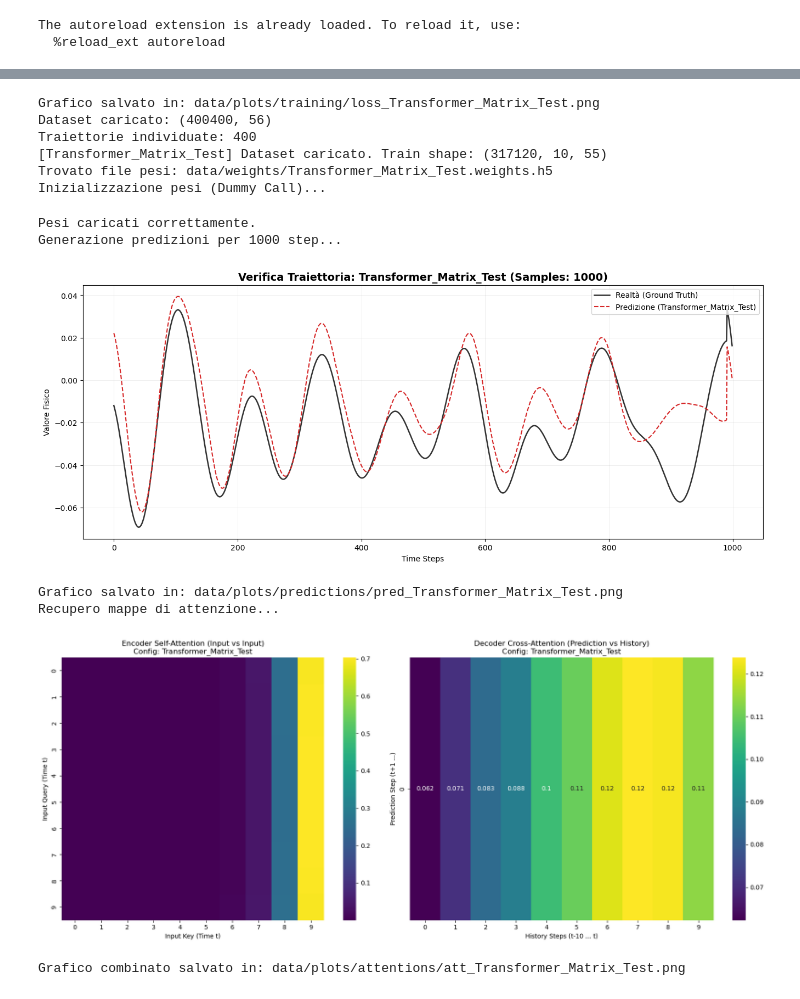
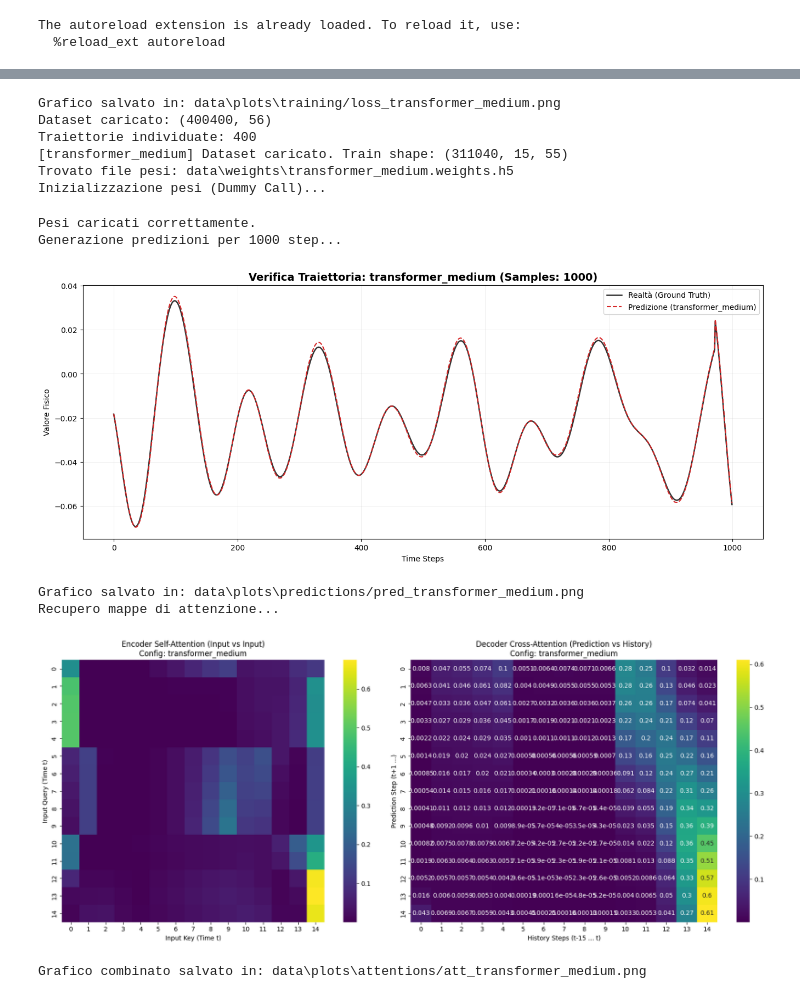
Before and after one commit to aldogioia/deep, a Jupyter notebook: main.ipynb, the cells around one changed output, grey strips where cells are left out. Saved outputs shown, nothing was run; the diff lists cells and outputs as text; code cells hidden in the pictures.

```diff
--- a/main.ipynb
+++ b/main.ipynb
@@ -22,18 +22,18 @@ The autoreload extension is already loaded. To reload it, use:
 TRANSFORMER_CONFIGS = [
     {
         "name": "transformer_small",
-        "window_size": 12,
-        "forecast_horizon": 12,
+        "window_size": 20,
+        "forecast_horizon": 20,
         "embed_dim": 64,
         "num_heads": 4,
-        "ff_dim": 128,
+        "ff_dim": 192,
         "num_layers": 2,
         "dropout": 0.1,
         "learning_rate": 0.0005,
-        "batch_size": 32,
-        "total_epochs": 20,
+        "batch_size": 64,
+        "total_epochs": 23,
         "tf_epochs": 5,
-        "mm_epochs": 5,
+        "mm_epochs": 8,
         "nr_epochs": 10
     },
     {
@@ -49,8 +49,8 @@ TRANSFORMER_CONFIGS = [
         "batch_size": 64,
         "total_epochs": 30,
         "tf_epochs": 8,
-        "mm_epochs": 0,
-        "ss_epochs": 22
+        "mm_epochs": 5,
+        "nr_epochs": 17
     },
     {
         "name": "transformer_large",
@@ -239,7 +273,7 @@ KeyboardInterrupt:
 import pandas as pd
 
 # 1. Configurazione
-config = TRANSFORMER_CONFIGS[0]
+config = TRANSFORMER_CONFIGS[1]
 exp_manager = ExperimentManager()
 
 # 2. Carica History
@@ -278,13 +312,13 @@ exp_manager.plot_attention_map(model, dm, config['name'])
-Grafico salvato in: data/plots/training/loss_Transformer_Matrix_Test.png
+Grafico salvato in: data\plots\training/loss_transformer_medium.png
 Dataset caricato: (400400, 56)
 Traiettorie individuate: 400
-[Transformer_Matrix_Test] Dataset caricato. Train shape: (317120, 10, 55)
-Trovato file pesi: data/weights/Transformer_Matrix_Test.weights.h5
+[transformer_medium] Dataset caricato. Train shape: (311040, 15, 55)
+Trovato file pesi: data\weights\transformer_medium.weights.h5
 Inizializzazione pesi (Dummy Call)...
 Pesi caricati correttamente.
 Generazione predizioni per 1000 step...
-[figure, old version]
+[figure, new version]
-Grafico salvato in: data/plots/predictions/pred_Transformer_Matrix_Test.png
+Grafico salvato in: data\plots\predictions/pred_transformer_medium.png
 Recupero mappe di attenzione...
-[figure, old version]
+[figure, new version]
-Grafico combinato salvato in: data/plots/attentions/att_Transformer_Matrix_Test.png
+Grafico combinato salvato in: data\plots\attentions/att_transformer_medium.png
```
Also changed, not shown: parts of 3 cells of this notebook, 10 other files.
